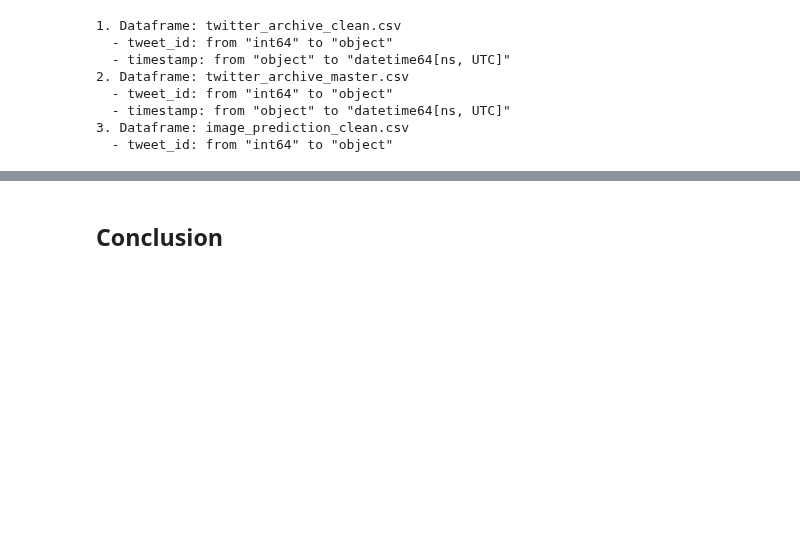
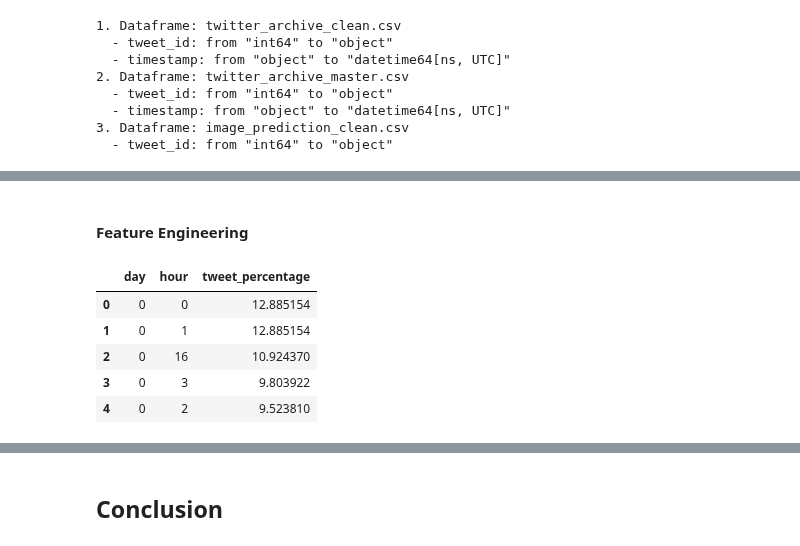
Before and after one commit to jmlcode/p3-analyze-tweet-data, a Jupyter notebook: eda_act.ipynb, the cells around one changed output, grey strips where cells are left out. Drawn from its saved outputs; the diff is of its cells as text; code cells hidden in the pictures; blank space fills up the shorter version.

```diff
--- a/eda_act.ipynb
+++ b/eda_act.ipynb
@@ -67,0 +76,10 @@ for i in range(len(df_list)):
+# %%
+# sub-dataset for timestamps of original tweets
+df_1 = df_archive.query('retweet == False')[['timestamp']]
+
+# hour and day parts of timestamps
+df_1['hour'] = df_1.timestamp.dt.hour
+df_1['day'] = df_1.timestamp.dt.weekday
+
+# number of original tweets in each hour on day 0 (Mondays)
+df_1.groupby('day').hour.value_counts()[0]
@@ -67,0 +106,18 @@ for i in range(len(df_list)):
+# %% [markdown]
+#### Feature Engineering
+# %%
+# percentage of original tweets from each hour on a given day of the week
+df_1 = df_1.groupby('day').hour.value_counts() / df_1.groupby('day').hour.agg('count') * 100
+df_1 = pd.DataFrame(df_1).rename(columns = {'hour':'tweet_percentage'})
+
+# reset multi-index
+df_1.reset_index(level = ['day','hour'], inplace = True)
+
+df_1.head()
+# %% [output]
+|  | day | hour | tweet_percentage |
+| 0 | 0 | 0 | 12.885154 |
+| 1 | 0 | 1 | 12.885154 |
+| 2 | 0 | 16 | 10.924370 |
+| 3 | 0 | 3 | 9.803922 |
+| 4 | 0 | 2 | 9.523810 |
```
Also changed, not shown: parts of 8 cells of this notebook.
